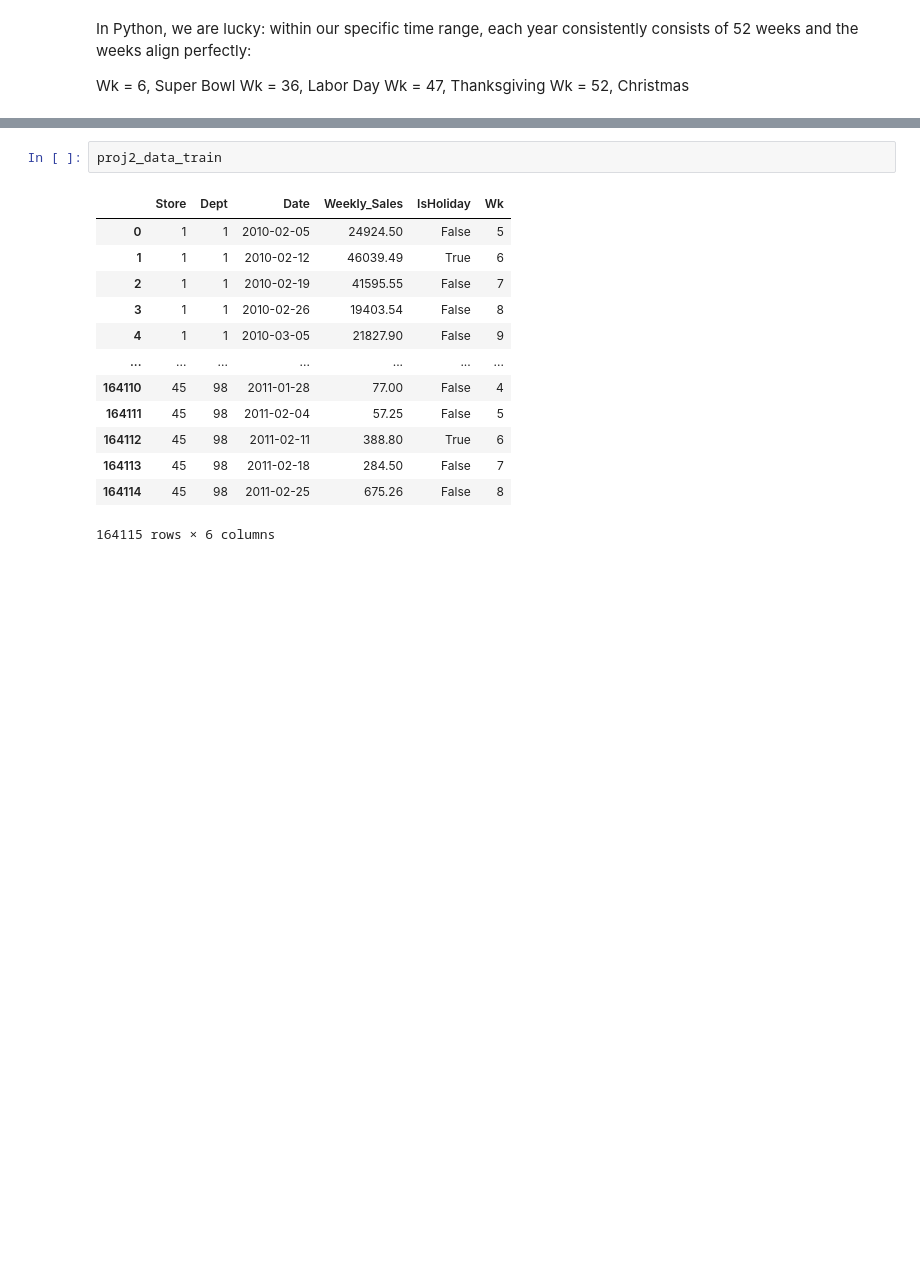
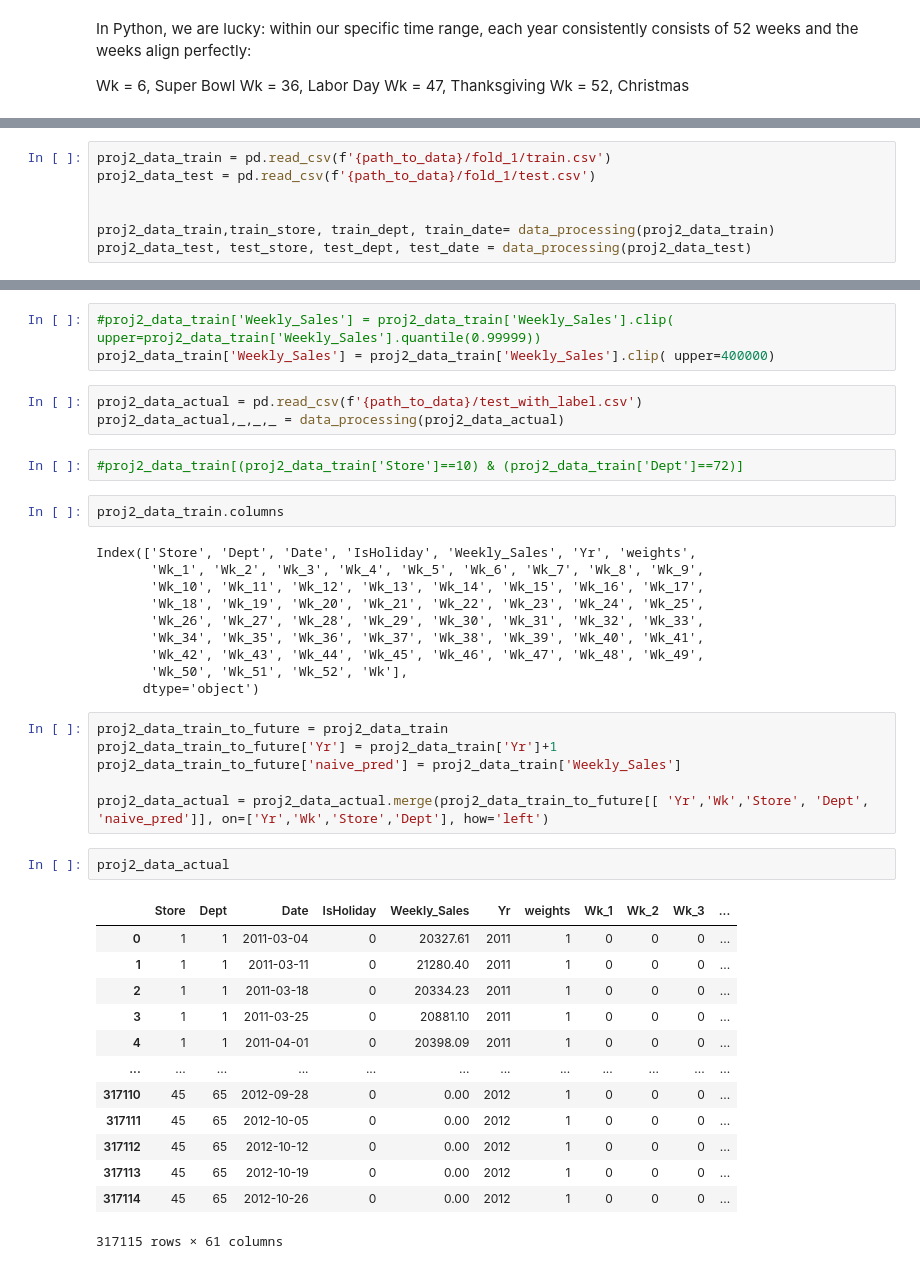
Before and after one commit to zelal-Eizaldeen/project2_Walmart_Price_Prediction, a Jupyter notebook: Project2_Walmart_Price_Prediction.ipynb, the cells around one changed output, grey strips where cells are left out. Drawn from its saved outputs; the diff is of its cells as text; blank space fills up the shorter version.

```diff
--- a/Project2_Walmart_Price_Prediction.ipynb
+++ b/Project2_Walmart_Price_Prediction.ipynb
@@ -278,0 +344,7 @@ proj2_data_train['Wk'] = proj2_data_train['Date'].dt.isocalendar().week
+# %%
+proj2_data_train = pd.read_csv(f'{path_to_data}/fold_1/train.csv')
+proj2_data_test = pd.read_csv(f'{path_to_data}/fold_1/test.csv')
+
+
+proj2_data_train,train_store, train_dept, train_date= data_processing(proj2_data_train)
+proj2_data_test, test_store, test_dept, test_date = data_processing(proj2_data_test)
@@ -279,16 +357,42 @@ proj2_data_train['Wk'] = proj2_data_train['Date'].dt.isocalendar().week
+# %%
+#proj2_data_train['Weekly_Sales'] = proj2_data_train['Weekly_Sales'].clip( upper=proj2_data_train['Weekly_Sales'].quantile(0.99999))
+proj2_data_train['Weekly_Sales'] = proj2_data_train['Weekly_Sales'].clip( upper=400000)
+# %%
+proj2_data_actual = pd.read_csv(f'{path_to_data}/test_with_label.csv')
+proj2_data_actual,_,_,_ = data_processing(proj2_data_actual)
+# %%
+#proj2_data_train[(proj2_data_train['Store']==10) & (proj2_data_train['Dept']==72)]
 # %%
-proj2_data_train
+proj2_data_train.columns
 # %% [output]
-|  | Store | Dept | Date | Weekly_Sales | IsHoliday | Wk |
-| 0 | 1 | 1 | 2010-02-05 | 24924.50 | False | 5 |
-| 1 | 1 | 1 | 2010-02-12 | 46039.49 | True | 6 |
-| 2 | 1 | 1 | 2010-02-19 | 41595.55 | False | 7 |
-| 3 | 1 | 1 | 2010-02-26 | 19403.54 | False | 8 |
-| 4 | 1 | 1 | 2010-03-05 | 21827.90 | False | 9 |
-| ... | ... | ... | ... | ... | ... | ... |
-| 164110 | 45 | 98 | 2011-01-28 | 77.00 | False | 4 |
-| 164111 | 45 | 98 | 2011-02-04 | 57.25 | False | 5 |
-| 164112 | 45 | 98 | 2011-02-11 | 388.80 | True | 6 |
-| 164113 | 45 | 98 | 2011-02-18 | 284.50 | False | 7 |
-| 164114 | 45 | 98 | 2011-02-25 | 675.26 | False | 8 |
-164115 rows × 6 columns
+Index(['Store', 'Dept', 'Date', 'IsHoliday', 'Weekly_Sales', 'Yr', 'weights',
+       'Wk_1', 'Wk_2', 'Wk_3', 'Wk_4', 'Wk_5', 'Wk_6', 'Wk_7', 'Wk_8', 'Wk_9',
+       'Wk_10', 'Wk_11', 'Wk_12', 'Wk_13', 'Wk_14', 'Wk_15', 'Wk_16', 'Wk_17',
+       'Wk_18', 'Wk_19', 'Wk_20', 'Wk_21', 'Wk_22', 'Wk_23', 'Wk_24', 'Wk_25',
+       'Wk_26', 'Wk_27', 'Wk_28', 'Wk_29', 'Wk_30', 'Wk_31', 'Wk_32', 'Wk_33',
+       'Wk_34', 'Wk_35', 'Wk_36', 'Wk_37', 'Wk_38', 'Wk_39', 'Wk_40', 'Wk_41',
+       'Wk_42', 'Wk_43', 'Wk_44', 'Wk_45', 'Wk_46', 'Wk_47', 'Wk_48', 'Wk_49',
+       'Wk_50', 'Wk_51', 'Wk_52', 'Wk'],
+      dtype='object')
+# %%
+proj2_data_train_to_future = proj2_data_train
+proj2_data_train_to_future['Yr'] = proj2_data_train['Yr']+1
+proj2_data_train_to_future['naive_pred'] = proj2_data_train['Weekly_Sales']
+
+proj2_data_actual = proj2_data_actual.merge(proj2_data_train_to_future[[ 'Yr','Wk','Store', 'Dept', 'naive_pred']], on=['Yr','Wk','Store','Dept'], how='left')
+# %%
+proj2_data_actual
+# %% [output]
+|  | Store | Dept | Date | IsHoliday | Weekly_Sales | Yr | weights | Wk_1 | Wk_2 | Wk_3 | ... |
+| 0 | 1 | 1 | 2011-03-04 | 0 | 20327.61 | 2011 | 1 | 0 | 0 | 0 | ... |
+| 1 | 1 | 1 | 2011-03-11 | 0 | 21280.40 | 2011 | 1 | 0 | 0 | 0 | ... |
+| 2 | 1 | 1 | 2011-03-18 | 0 | 20334.23 | 2011 | 1 | 0 | 0 | 0 | ... |
+| 3 | 1 | 1 | 2011-03-25 | 0 | 20881.10 | 2011 | 1 | 0 | 0 | 0 | ... |
+| 4 | 1 | 1 | 2011-04-01 | 0 | 20398.09 | 2011 | 1 | 0 | 0 | 0 | ... |
+| ... | ... | ... | ... | ... | ... | ... | ... | ... | ... | ... | ... |
+| 317110 | 45 | 65 | 2012-09-28 | 0 | 0.00 | 2012 | 1 | 0 | 0 | 0 | ... |
+| 317111 | 45 | 65 | 2012-10-05 | 0 | 0.00 | 2012 | 1 | 0 | 0 | 0 | ... |
+| 317112 | 45 | 65 | 2012-10-12 | 0 | 0.00 | 2012 | 1 | 0 | 0 | 0 | ... |
+| 317113 | 45 | 65 | 2012-10-19 | 0 | 0.00 | 2012 | 1 | 0 | 0 | 0 | ... |
+| 317114 | 45 | 65 | 2012-10-26 | 0 | 0.00 | 2012 | 1 | 0 | 0 | 0 | ... |
+317115 rows × 61 columns
```
Also changed, not shown: parts of 52 cells of this notebook.
